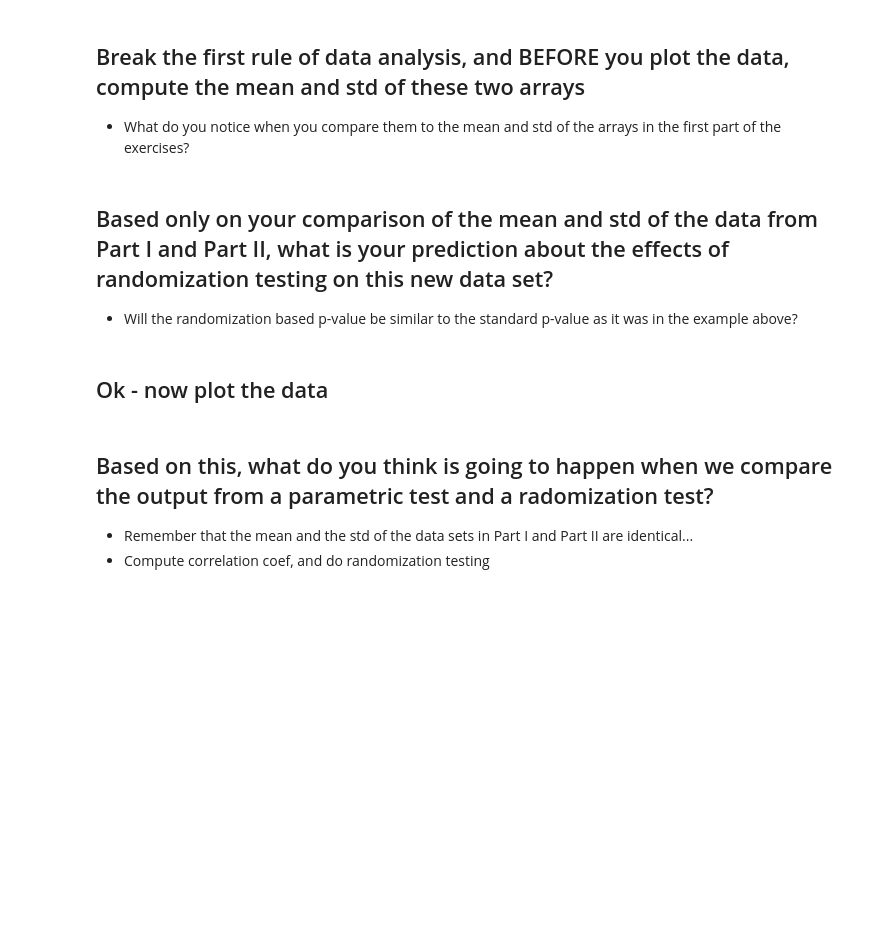
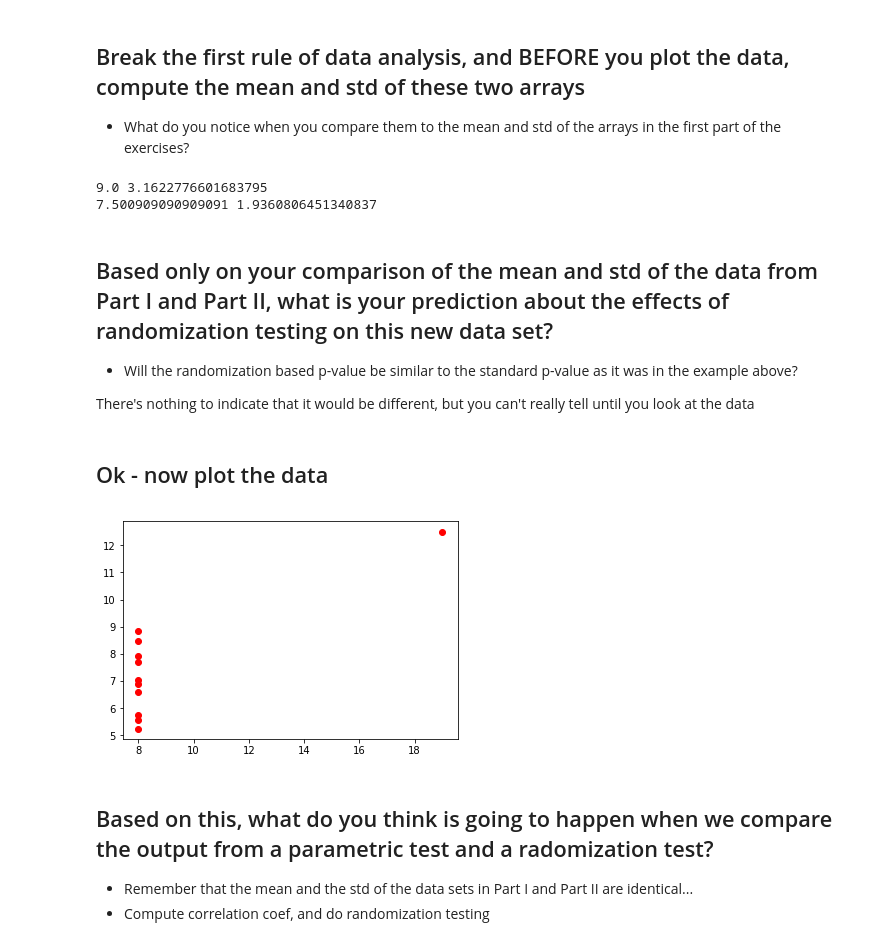
Before and after one commit to kkuhn472/PSYC-NEU-231, a Jupyter notebook: Tutorial031_Exercises_InClass.ipynb, the cells around one changed output. Saved outputs shown, nothing was run; the diff lists cells and outputs as text; code cells hidden in the pictures; blank space fills up the shorter version.

```diff
--- a/Tutorial031_Exercises_InClass.ipynb
+++ b/Tutorial031_Exercises_InClass.ipynb
@@ -78,11 +107,28 @@ d2 = np.array([6.58, 5.76, 7.71, 8.84, 8.47, 7.04, 5.25, 12.5, 5.56, 7.91, 6.89]
 # %% [markdown]
 ## Break the first rule of data analysis, and BEFORE you plot the data, compute the mean and std of these two arrays
 * What do you notice when you compare them to the mean and std of the arrays in the first part of the exercises?
+# %%
+d1_mean = np.mean(d1)
+d1_std = np.std(d1)
+print(d1_mean, d1_std)
+d2_mean = np.mean(d2)
+d2_std = np.std(d2)
+print(d2_mean, d2_std)
+# %% [output]
+9.0 3.1622776601683795
+7.500909090909091 1.9360806451340837
 # %% [markdown]
 ## Based only on your comparison of the mean and std of the data from Part I and Part II, what is your prediction about the effects of randomization testing on this new data set?
 * Will the randomization based p-value be similar to the standard p-value as it was in the example above?
+
+There's nothing to indicate that it would be different, but you can't really tell until you look at the data
 # %% [markdown]
 ## Ok - now plot the data
+# %%
+plt.scatter(d1,d2,color='r')
+plt.show()
+# %% [output]
+[figure, added]
 # %% [markdown]
 ## Based on this, what do you think is going to happen when we compare the output from a parametric test and a radomization test?
 * Remember that the mean and the std of the data sets in Part I and Part II are identical...
```
Also changed, not shown: parts of 14 cells of this notebook, 1 other file.
